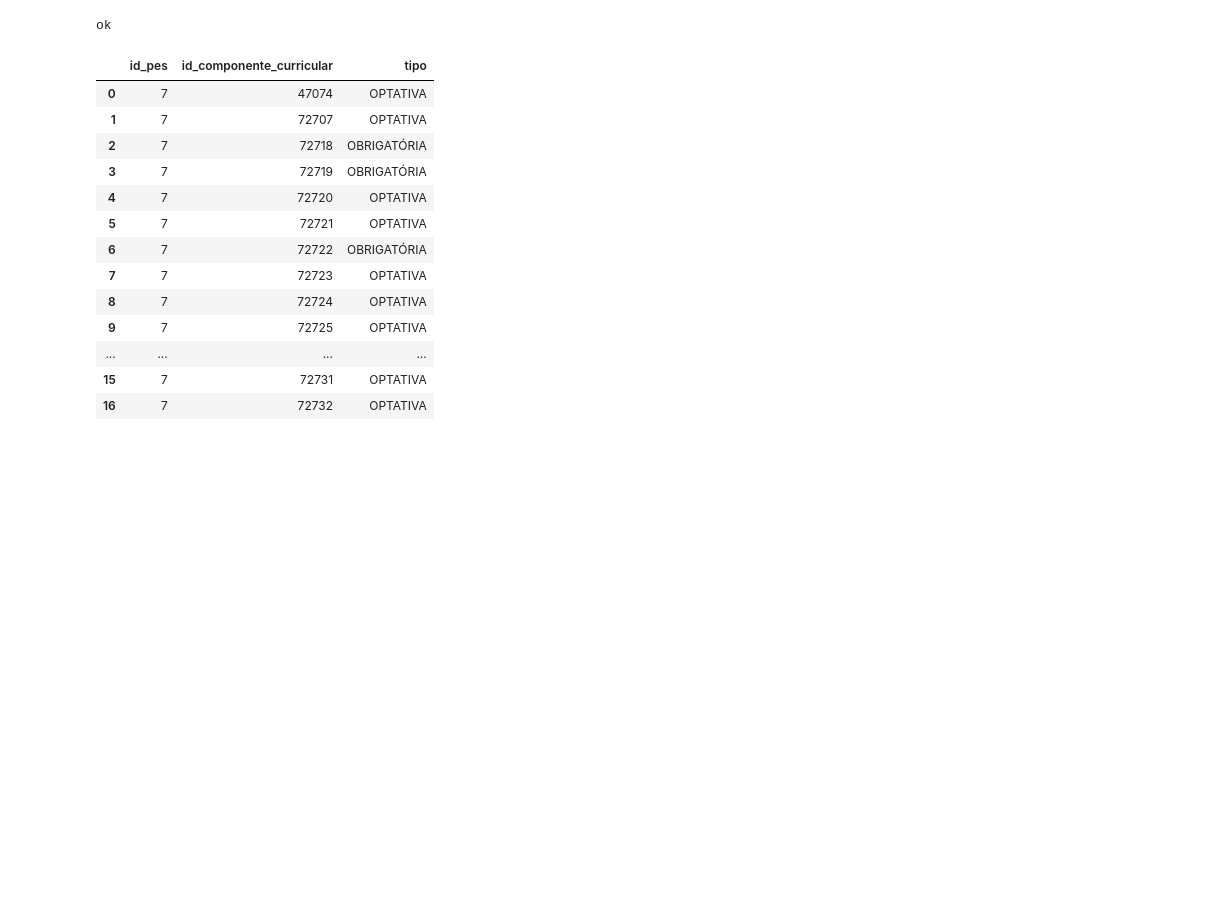
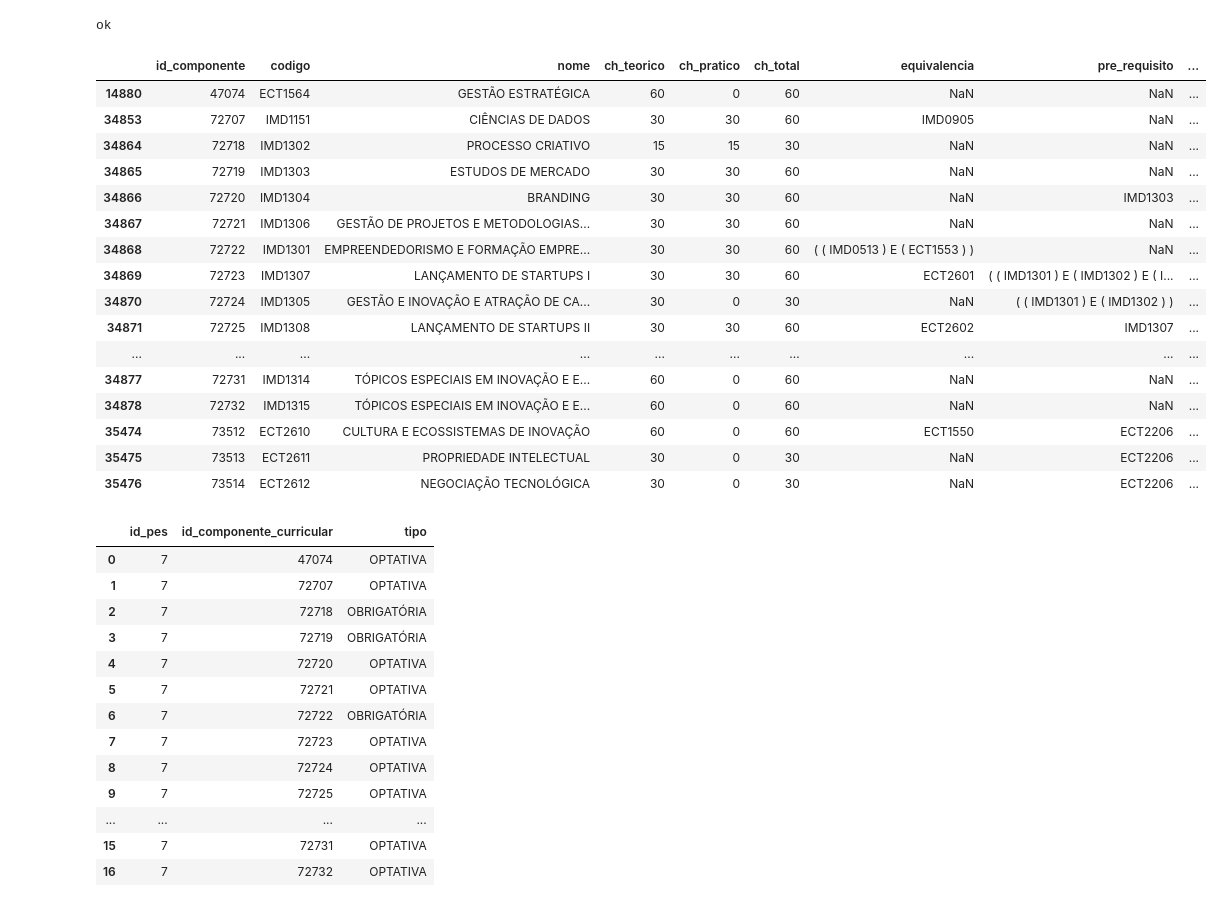
Before and after one commit to arturo32/PODE, a Jupyter notebook: extracao_dados/extracao.ipynb, the cells around one changed output. Saved outputs shown, nothing was run; the diff lists cells and outputs as text; code cells hidden in the pictures; blank space fills up the shorter version.

```diff
--- a/extracao_dados/extracao.ipynb
+++ b/extracao_dados/extracao.ipynb
@@ -511,6 +511,26 @@ else:
     print('ok')
 # %% [output]
 ok
+# %%
+disciplinas_inov
+# %% [output]
+|  | id_componente | codigo | nome | ch_teorico | ch_pratico | ch_total | equivalencia | pre_requisito | ... |
+| 14880 | 47074 | ECT1564 | GESTÃO ESTRATÉGICA | 60 | 0 | 60 | NaN | NaN | ... |
+| 34853 | 72707 | IMD1151 | CIÊNCIAS DE DADOS | 30 | 30 | 60 | IMD0905 | NaN | ... |
+| 34864 | 72718 | IMD1302 | PROCESSO CRIATIVO | 15 | 15 | 30 | NaN | NaN | ... |
+| 34865 | 72719 | IMD1303 | ESTUDOS DE MERCADO | 30 | 30 | 60 | NaN | NaN | ... |
+| 34866 | 72720 | IMD1304 | BRANDING | 30 | 30 | 60 | NaN | IMD1303 | ... |
+| 34867 | 72721 | IMD1306 | GESTÃO DE PROJETOS E METODOLOGIAS... | 30 | 30 | 60 | NaN | NaN | ... |
+| 34868 | 72722 | IMD1301 | EMPREENDEDORISMO E FORMAÇÃO EMPRE... | 30 | 30 | 60 | ( ( IMD0513 ) E ( ECT1553 ) ) | NaN | ... |
+| 34869 | 72723 | IMD1307 | LANÇAMENTO DE STARTUPS I | 30 | 30 | 60 | ECT2601 | ( ( IMD1301 ) E ( IMD1302 ) E ( I... | ... |
+| 34870 | 72724 | IMD1305 | GESTÃO E INOVAÇÃO E ATRAÇÃO DE CA... | 30 | 0 | 30 | NaN | ( ( IMD1301 ) E ( IMD1302 ) ) | ... |
+| 34871 | 72725 | IMD1308 | LANÇAMENTO DE STARTUPS II | 30 | 30 | 60 | ECT2602 | IMD1307 | ... |
+| ... | ... | ... | ... | ... | ... | ... | ... | ... | ... |
+| 34877 | 72731 | IMD1314 | TÓPICOS ESPECIAIS EM INOVAÇÃO E E... | 60 | 0 | 60 | NaN | NaN | ... |
+| 34878 | 72732 | IMD1315 | TÓPICOS ESPECIAIS EM INOVAÇÃO E E... | 60 | 0 | 60 | NaN | NaN | ... |
+| 35474 | 73512 | ECT2610 | CULTURA E ECOSSISTEMAS DE INOVAÇÃO | 60 | 0 | 60 | ECT1550 | ECT2206 | ... |
+| 35475 | 73513 | ECT2611 | PROPRIEDADE INTELECTUAL | 30 | 0 | 30 | NaN | ECT2206 | ... |
+| 35476 | 73514 | ECT2612 | NEGOCIAÇÃO TECNOLÓGICA | 30 | 0 | 30 | NaN | ECT2206 | ... |
 # %%
 inov_id_componente = disciplinas_inov.id_componente
 curriculo_componente_pes_inov = pd.DataFrame(data=np.array([[7]*len(inov_id_componente), list(inov_id_componente.values),['OPTATIVA']*len(inov_id_componente)]).T,
```
Also changed, not shown: parts of 2 cells of this notebook, 11 other files.
